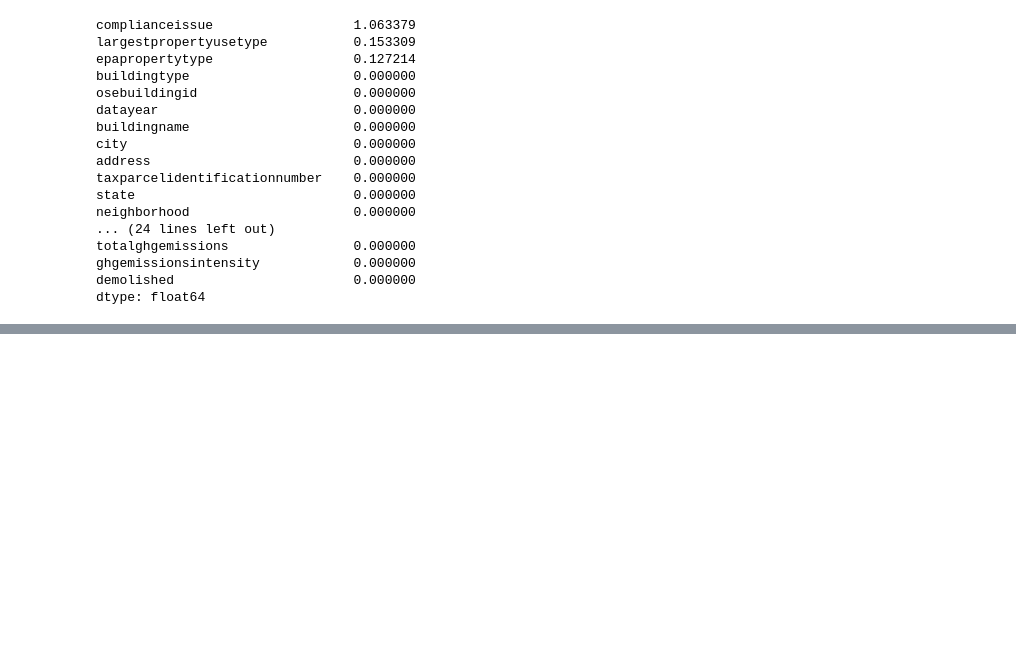
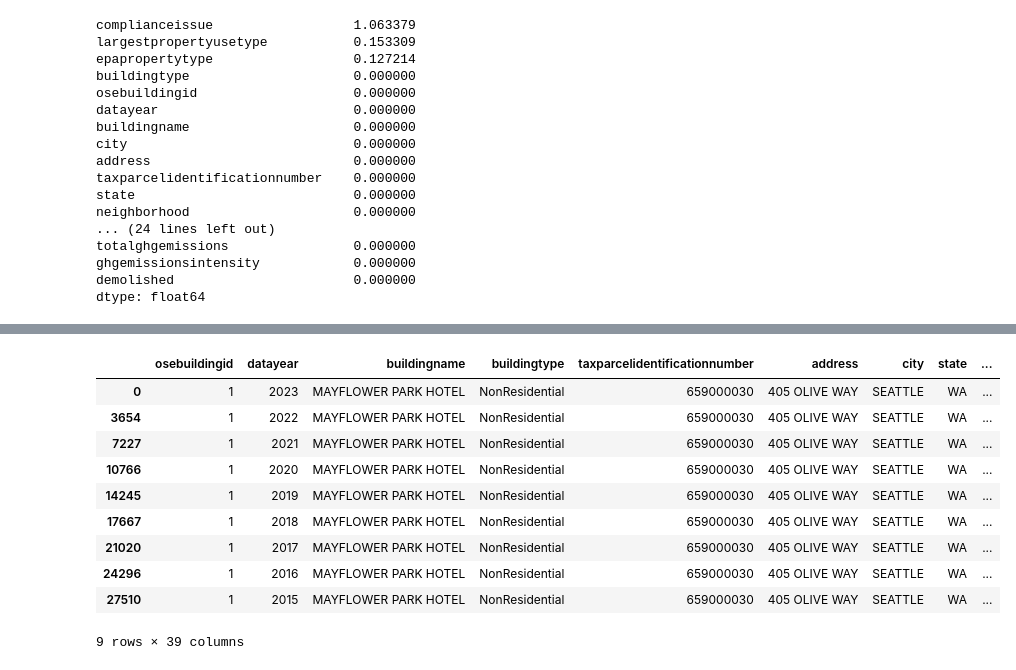
Before and after one commit to LLAES07/seatle, a Jupyter notebook: Notebooks/Proyecto.ipynb, the cells around one changed output, grey strips where cells are left out. Saved outputs shown, nothing was run; the diff lists cells and outputs as text; code cells hidden in the pictures; blank space fills up the shorter version.

```diff
--- a/Notebooks/Proyecto.ipynb
+++ b/Notebooks/Proyecto.ipynb
@@ -196,0 +219,14 @@ df = df.dropna(subset=['complianceissue', 'largestpropertyusetype', 'epaproperty
+# %%
+df[df['osebuildingid']==1]
+# %% [output]
+|  | osebuildingid | datayear | buildingname | buildingtype | taxparcelidentificationnumber | address | city | state | ... |
+| 0 | 1 | 2023 | MAYFLOWER PARK HOTEL | NonResidential | 659000030 | 405 OLIVE WAY | SEATTLE | WA | ... |
+| 3654 | 1 | 2022 | MAYFLOWER PARK HOTEL | NonResidential | 659000030 | 405 OLIVE WAY | SEATTLE | WA | ... |
+| 7227 | 1 | 2021 | MAYFLOWER PARK HOTEL | NonResidential | 659000030 | 405 OLIVE WAY | SEATTLE | WA | ... |
+| 10766 | 1 | 2020 | MAYFLOWER PARK HOTEL | NonResidential | 659000030 | 405 OLIVE WAY | SEATTLE | WA | ... |
+| 14245 | 1 | 2019 | MAYFLOWER PARK HOTEL | NonResidential | 659000030 | 405 OLIVE WAY | SEATTLE | WA | ... |
+| 17667 | 1 | 2018 | MAYFLOWER PARK HOTEL | NonResidential | 659000030 | 405 OLIVE WAY | SEATTLE | WA | ... |
+| 21020 | 1 | 2017 | MAYFLOWER PARK HOTEL | NonResidential | 659000030 | 405 OLIVE WAY | SEATTLE | WA | ... |
+| 24296 | 1 | 2016 | MAYFLOWER PARK HOTEL | NonResidential | 659000030 | 405 OLIVE WAY | SEATTLE | WA | ... |
+| 27510 | 1 | 2015 | MAYFLOWER PARK HOTEL | NonResidential | 659000030 | 405 OLIVE WAY | SEATTLE | WA | ... |
+9 rows × 39 columns
```
Also changed, not shown: parts of 7 cells of this notebook, 1 other file.
